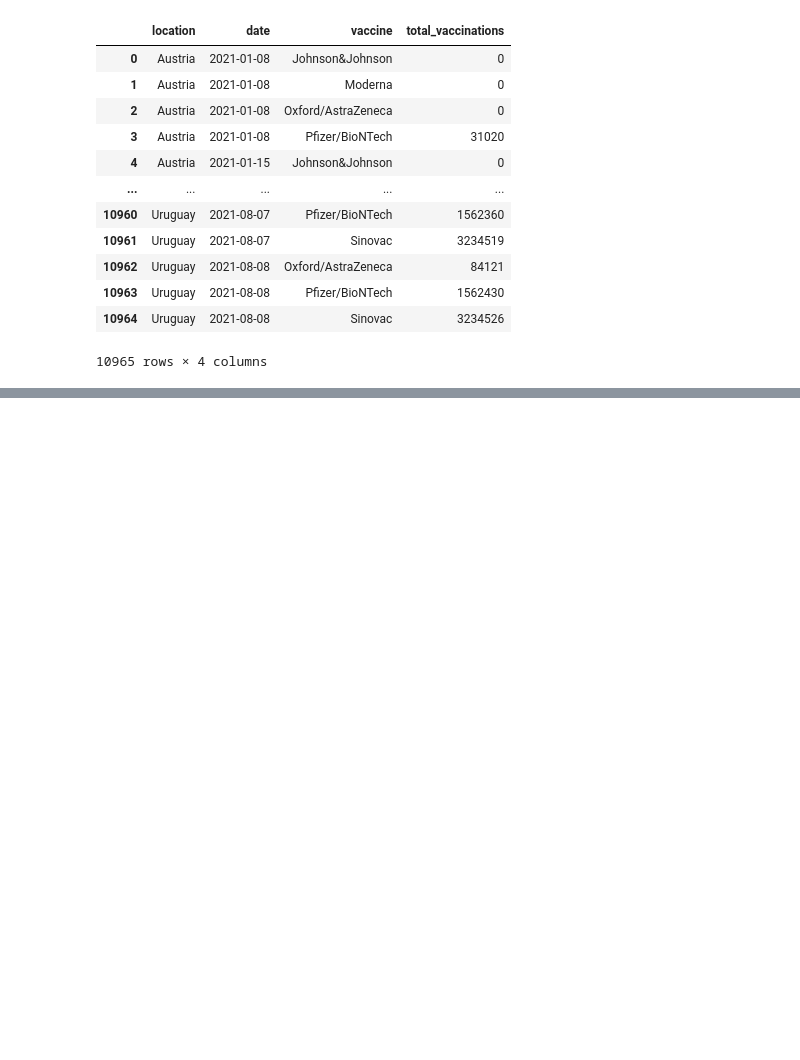
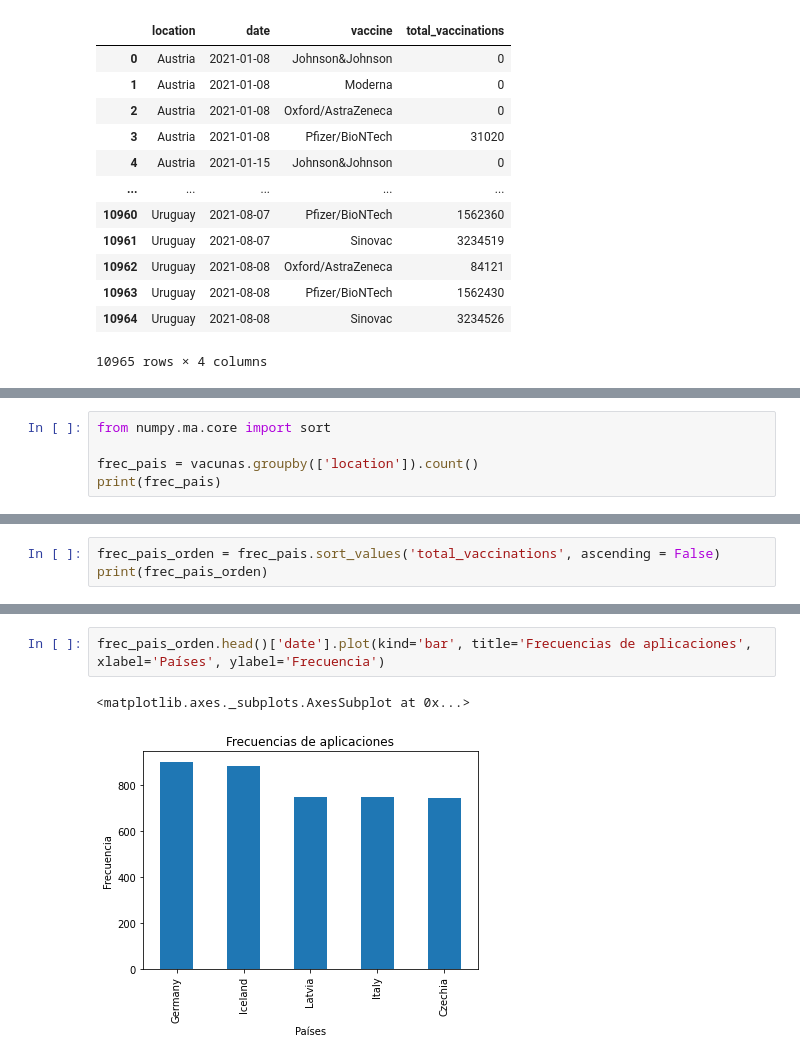
Before and after one commit to kixtter/AnalisisInteligenteDatos, a Jupyter notebook: Unidad 1/Caso_3_Analisis_Descriptivo_de_vacunación_COVID19.ipynb, the cells around one changed output, grey strips where cells are left out. Drawn from its saved outputs; the diff is of its cells as text; blank space fills up the shorter version.

```diff
--- a/Unidad 1/Caso_3_Analisis_Descriptivo_de_vacunación_COVID19.ipynb
+++ b/Unidad 1/Caso_3_Analisis_Descriptivo_de_vacunación_COVID19.ipynb
@@ -71,0 +57,5 @@ Name: location, dtype: int64
+# %%
+from numpy.ma.core import sort
+
+frec_pais = vacunas.groupby(['location']).count()
+print(frec_pais)
@@ -71,0 +84,3 @@ Name: location, dtype: int64
+# %%
+frec_pais_orden = frec_pais.sort_values('total_vaccinations', ascending = False)
+print(frec_pais_orden)
@@ -71,0 +111,5 @@ Name: location, dtype: int64
+# %%
+frec_pais_orden.head()['date'].plot(kind='bar', title='Frecuencias de aplicaciones', xlabel='Países', ylabel='Frecuencia')
+# %% [output]
+<matplotlib.axes._subplots.AxesSubplot at 0x...>
+[figure, added]
```
Also changed, not shown: parts of 49 cells of this notebook.
